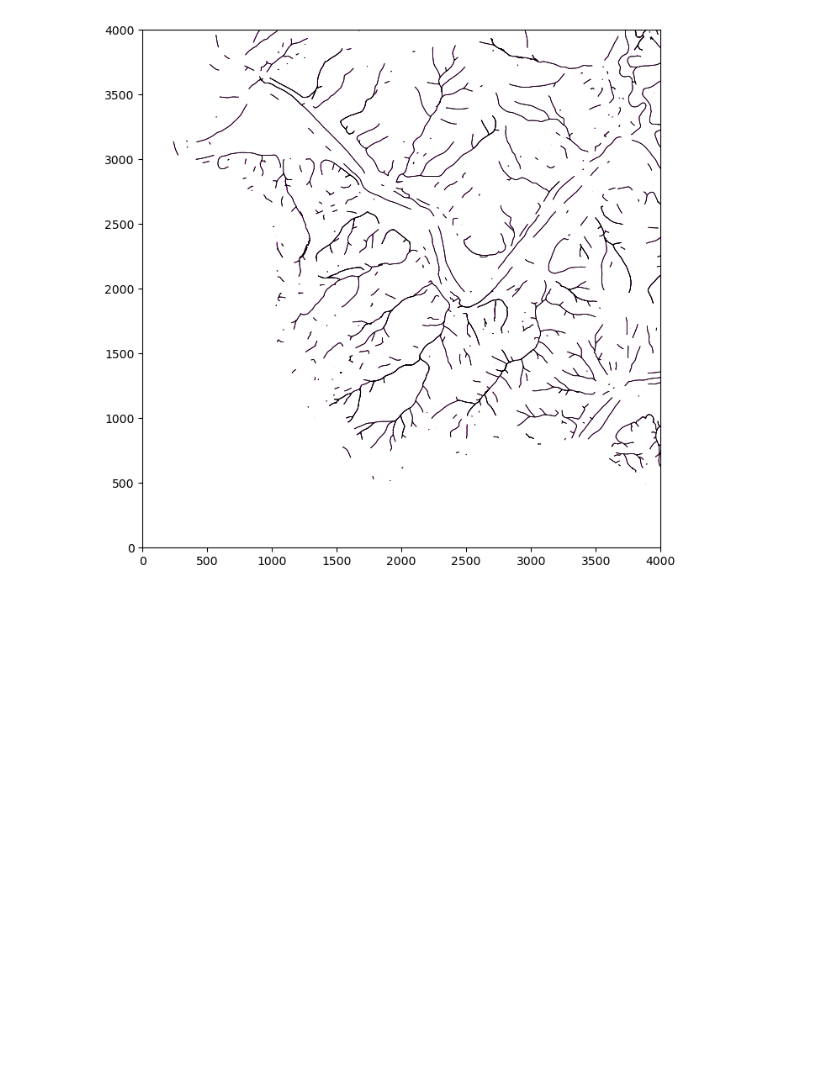
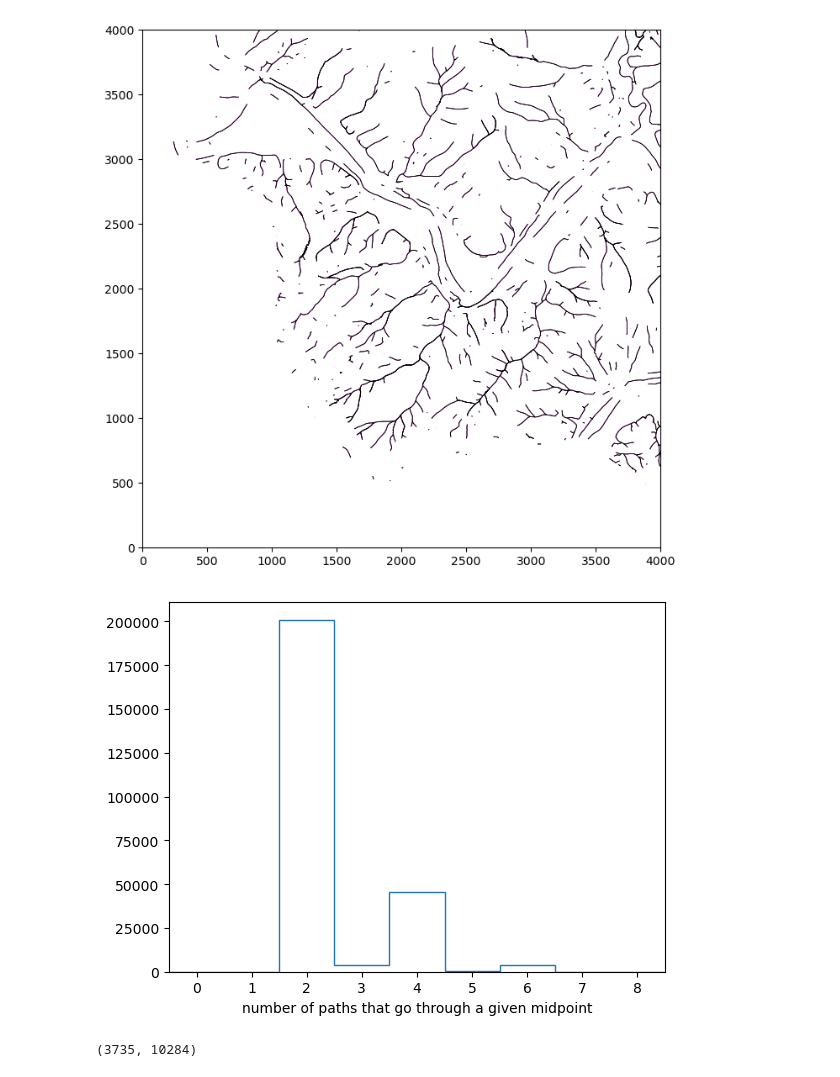
Before and after one commit to dsi-rse/gully-map, a Jupyter notebook: notebooks/quick-graph-analysis.ipynb, the cells around one changed output. Drawn from its saved outputs; the diff is of its cells as text; code cells hidden in the pictures; blank space fills up the shorter version.

```diff
--- a/notebooks/quick-graph-analysis.ipynb
+++ b/notebooks/quick-graph-analysis.ipynb
@@ -185,15 +142,3 @@ darker = (
     graph[2:4002, 1:4001] |
     graph[2:4002, 2:4002] != 0
 )
-# %%
-fig, ax = plt.subplots(figsize=(8, 8))
-
-ax.imshow(darker, vmin=0, vmax=1, cmap=cmap)
-
-for path in paths1:
-    ax.plot([j for i, j in path], [i for i, j in path], linewidth=0.5, c="black")
-
-ax.set_xlim(0, 4000)
-ax.set_ylim(0, 4000)
-
-None
@@ -202,12 +144,0 @@ None
-# %%
-fig, ax = plt.subplots(figsize=(8, 8))
-
-ax.imshow(darker, vmin=0, vmax=1, cmap=cmap)
-
-for path in paths2:
-    ax.plot([j for i, j in path], [i for i, j in path], linewidth=0.5, c="black")
-
-ax.set_xlim(0, 4000)
-ax.set_ylim(0, 4000)
-
-None
@@ -218,7 +147,7 @@ fig, ax = plt.subplots(figsize=(8, 8))
 
 ax.imshow(darker, vmin=0, vmax=1, cmap=cmap)
 
-for path in paths3:
+for path in paths:
     ax.plot([j for i, j in path], [i for i, j in path], linewidth=0.5, c="black")
 
 ax.set_xlim(0, 4000)
@@ -227,3 +156,23 @@ ax.set_ylim(0, 4000)
 None
 # %% [output]
 [figure]
+# %%
+matches_by_midpoint = {}
+for path in paths:
+    for pair in path:
+        if is_linear(pair):
+            if pair not in matches_by_midpoint:
+                matches_by_midpoint[pair] = []
+            matches_by_midpoint[pair].append(path)
+# %%
+fig, ax = plt.subplots()
+
+ax.hist([len(matches) for matches in matches_by_midpoint.values()], bins=9, range=(-0.5, 8.5), histtype="step")
+
+ax.set_xlabel("number of paths that go through a given midpoint")
+ax.set_xticks(range(9))
+ax.set_xlim(-0.5, 8.5)
+
+None
+# %% [output]
+[figure, added]
@@ -229,0 +185,4 @@ None
+# %%
+len(unique_paths), len(paths)
+# %% [output]
+(3735, 10284)
```
Also changed, not shown: parts of 28 cells of this notebook, 1 other file.
